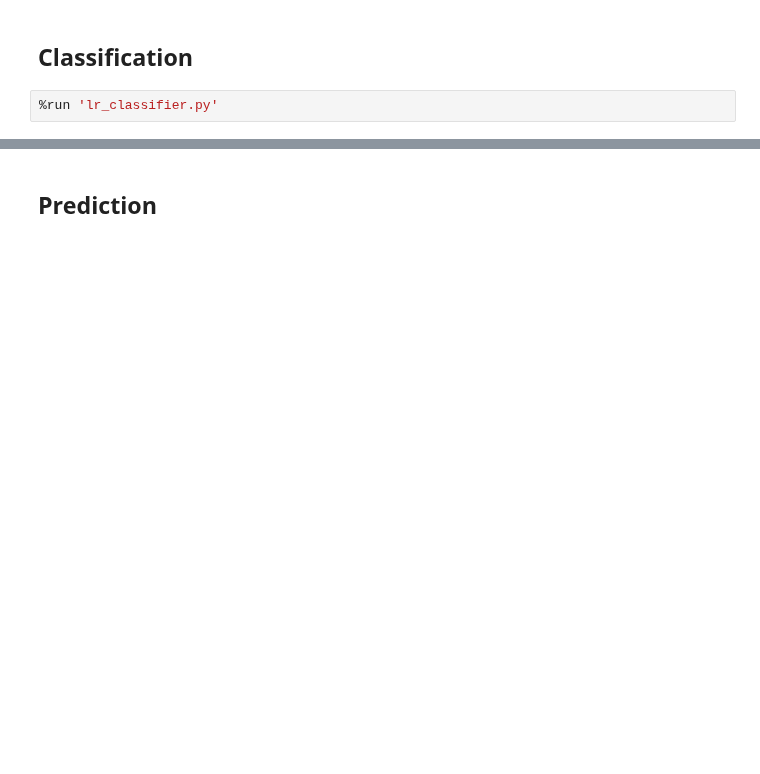
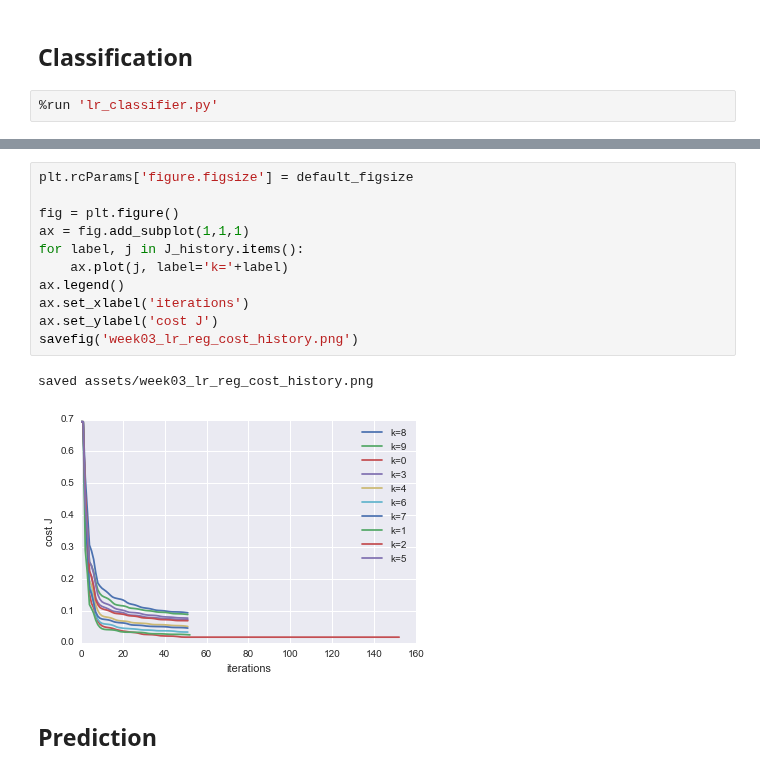
Before and after one commit to uents/coursera-ml, a Jupyter notebook: week04/logistic_regression_classification.ipynb, the cells around one changed output, grey strips where cells are left out. Drawn from its saved outputs; the diff is of its cells as text; blank space fills up the shorter version.

```diff
--- a/week04/logistic_regression_classification.ipynb
+++ b/week04/logistic_regression_classification.ipynb
@@ -75,3 +101,17 @@ training : label 10 ...
+# %%
+plt.rcParams['figure.figsize'] = default_figsize
+
+fig = plt.figure()
+ax = fig.add_subplot(1,1,1)
+for label, j in J_history.items():
+    ax.plot(j, label='k='+label)
+ax.legend()
+ax.set_xlabel('iterations')
+ax.set_ylabel('cost J')
+savefig('week03_lr_reg_cost_history.png')
+# %% [output]
+saved assets/week03_lr_reg_cost_history.png
+[figure, added]
 # %% [markdown]
 ## Prediction
 # %%
```
Also changed, not shown: parts of 16 cells of this notebook, 3 other files.
